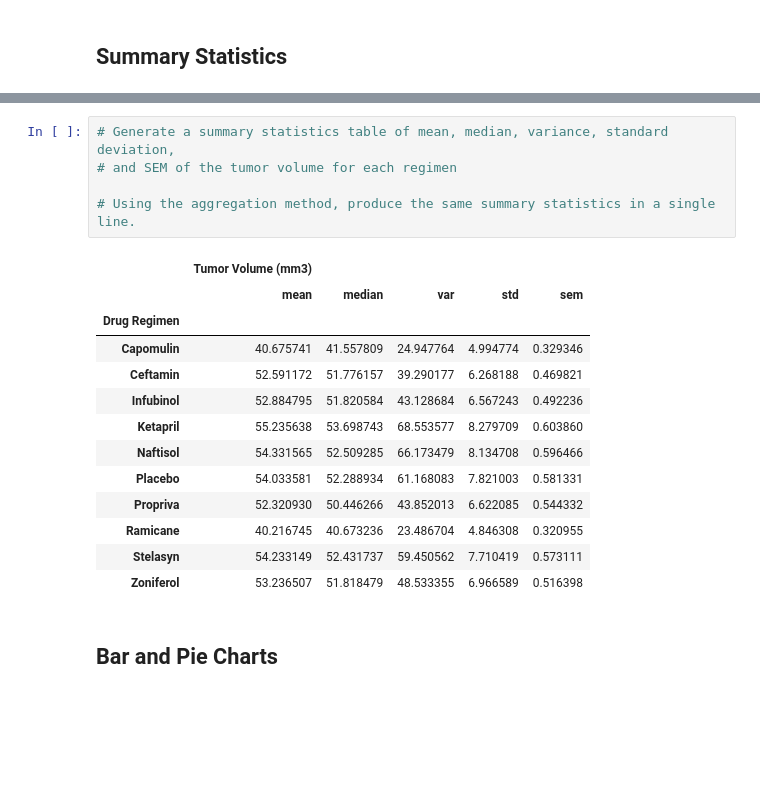
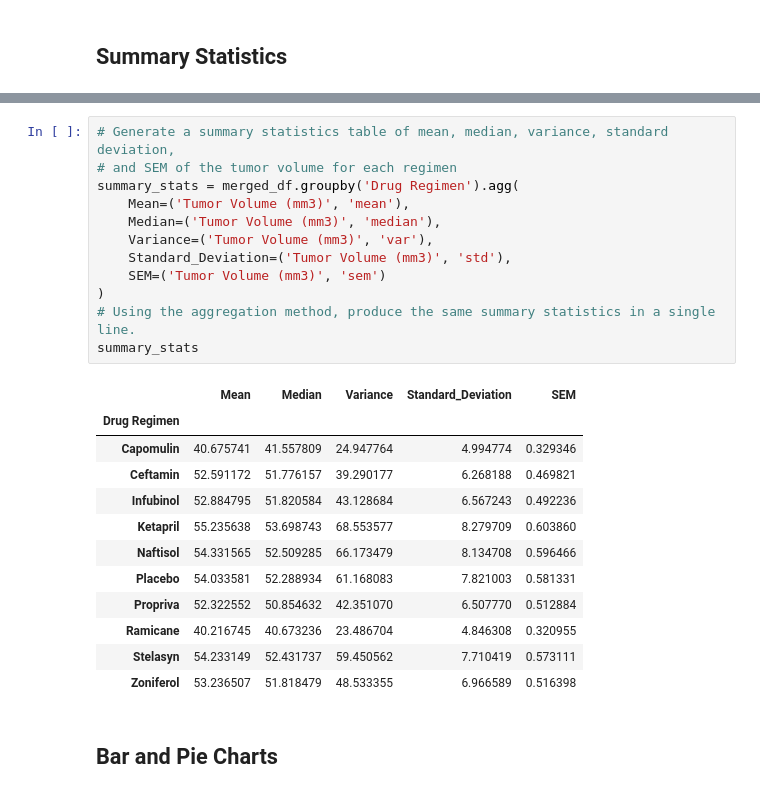
Before and after one commit to elitracewell/Mouse-Tumor-Treatment-Analysis, a Jupyter notebook: pymaceuticals_final.ipynb, the cells around one changed output, grey strips where cells are left out. Cells and saved outputs as stored; diff of their text form; blank space fills up the shorter version.

```diff
--- a/pymaceuticals_final.ipynb
+++ b/pymaceuticals_final.ipynb
@@ -102,11 +118,17 @@ NameError: name 'combined_data' is not defined
 # %%
 # Generate a summary statistics table of mean, median, variance, standard deviation,
 # and SEM of the tumor volume for each regimen
-
+summary_stats = merged_df.groupby('Drug Regimen').agg(
+    Mean=('Tumor Volume (mm3)', 'mean'),
+    Median=('Tumor Volume (mm3)', 'median'),
+    Variance=('Tumor Volume (mm3)', 'var'),
+    Standard_Deviation=('Tumor Volume (mm3)', 'std'),
+    SEM=('Tumor Volume (mm3)', 'sem')
+)
 # Using the aggregation method, produce the same summary statistics in a single line.
+summary_stats
 # %% [output]
-|  | Tumor Volume (mm3) |  |  |  |  |
-|  | mean | median | var | std | sem |
+|  | Mean | Median | Variance | Standard_Deviation | SEM |
 | Drug Regimen |  |  |  |  |  |
 | Capomulin | 40.675741 | 41.557809 | 24.947764 | 4.994774 | 0.329346 |
 | Ceftamin | 52.591172 | 51.776157 | 39.290177 | 6.268188 | 0.469821 |
@@ -114,7 +136,7 @@ NameError: name 'combined_data' is not defined
 | Ketapril | 55.235638 | 53.698743 | 68.553577 | 8.279709 | 0.603860 |
 | Naftisol | 54.331565 | 52.509285 | 66.173479 | 8.134708 | 0.596466 |
 | Placebo | 54.033581 | 52.288934 | 61.168083 | 7.821003 | 0.581331 |
-| Propriva | 52.320930 | 50.446266 | 43.852013 | 6.622085 | 0.544332 |
+| Propriva | 52.322552 | 50.854632 | 42.351070 | 6.507770 | 0.512884 |
 | Ramicane | 40.216745 | 40.673236 | 23.486704 | 4.846308 | 0.320955 |
 | Stelasyn | 54.233149 | 52.431737 | 59.450562 | 7.710419 | 0.573111 |
 | Zoniferol | 53.236507 | 51.818479 | 48.533355 | 6.966589 | 0.516398 |
```
Also changed, not shown: parts of 27 cells of this notebook.
